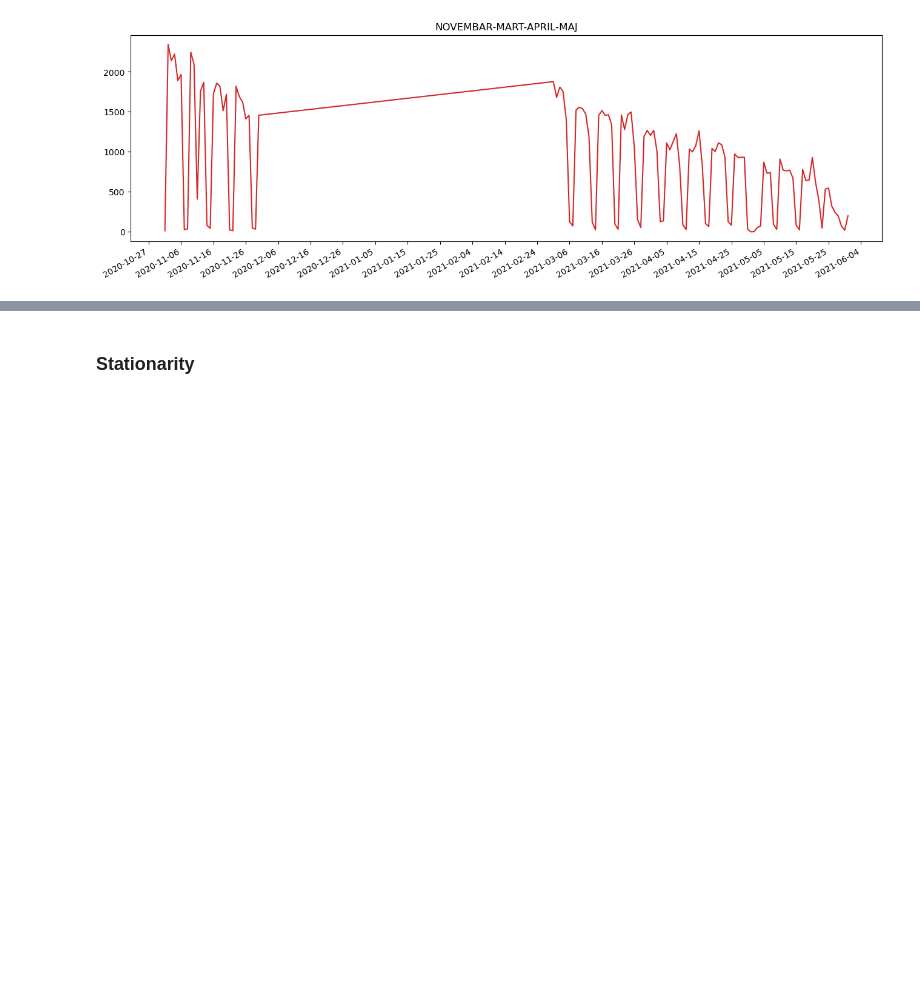
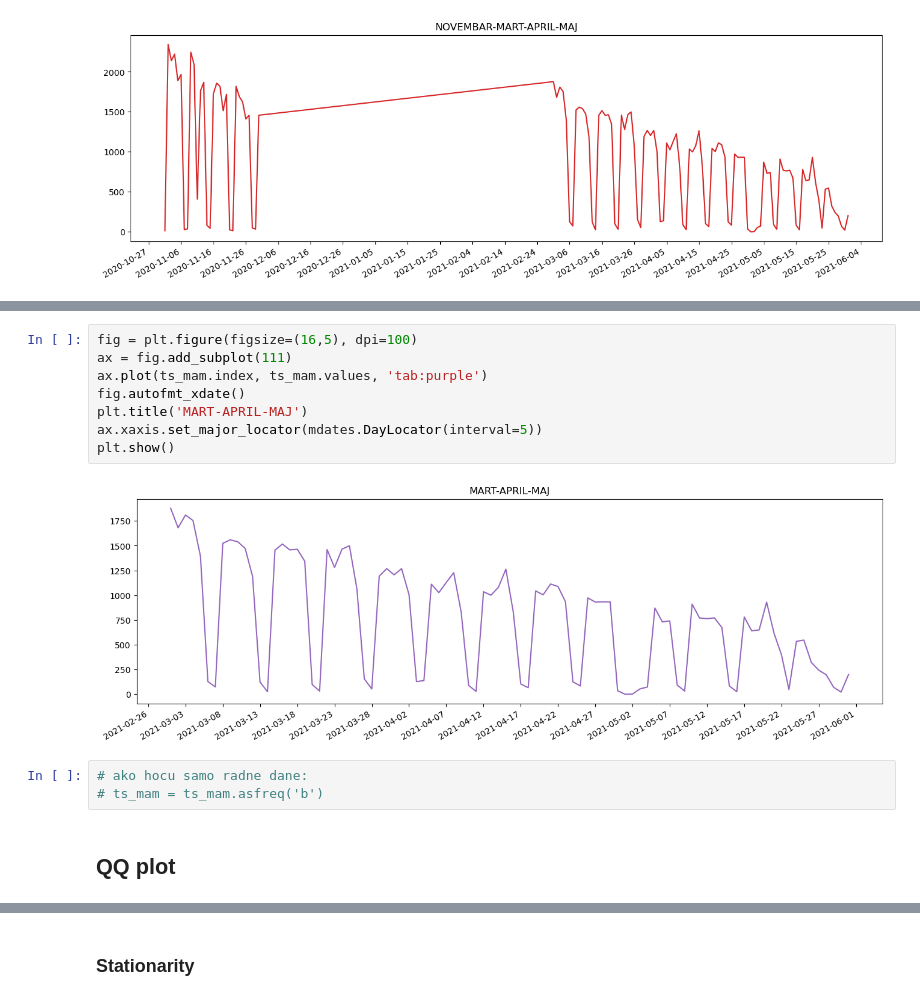
Before and after one commit to Anakin2012/Webex_Time_Series, a Jupyter notebook: webex_time_series.ipynb, the cells around one changed output, grey strips where cells are left out. Cells and saved outputs as stored; diff of their text form; blank space fills up the shorter version.

```diff
--- a/webex_time_series.ipynb
+++ b/webex_time_series.ipynb
@@ -269,0 +242,15 @@ Zakljucak: podaci nemaju normalnu raspodelu
+# %%
+fig = plt.figure(figsize=(16,5), dpi=100)
+ax = fig.add_subplot(111)
+ax.plot(ts_mam.index, ts_mam.values, 'tab:purple')
+fig.autofmt_xdate()
+plt.title('MART-APRIL-MAJ')
+ax.xaxis.set_major_locator(mdates.DayLocator(interval=5))
+plt.show()
+# %% [output]
+[figure, added]
+# %%
+# ako hocu samo radne dane:
+# ts_mam = ts_mam.asfreq('b')
+# %% [markdown]
+## QQ plot
```
Also changed, not shown: parts of 47 cells of this notebook.
